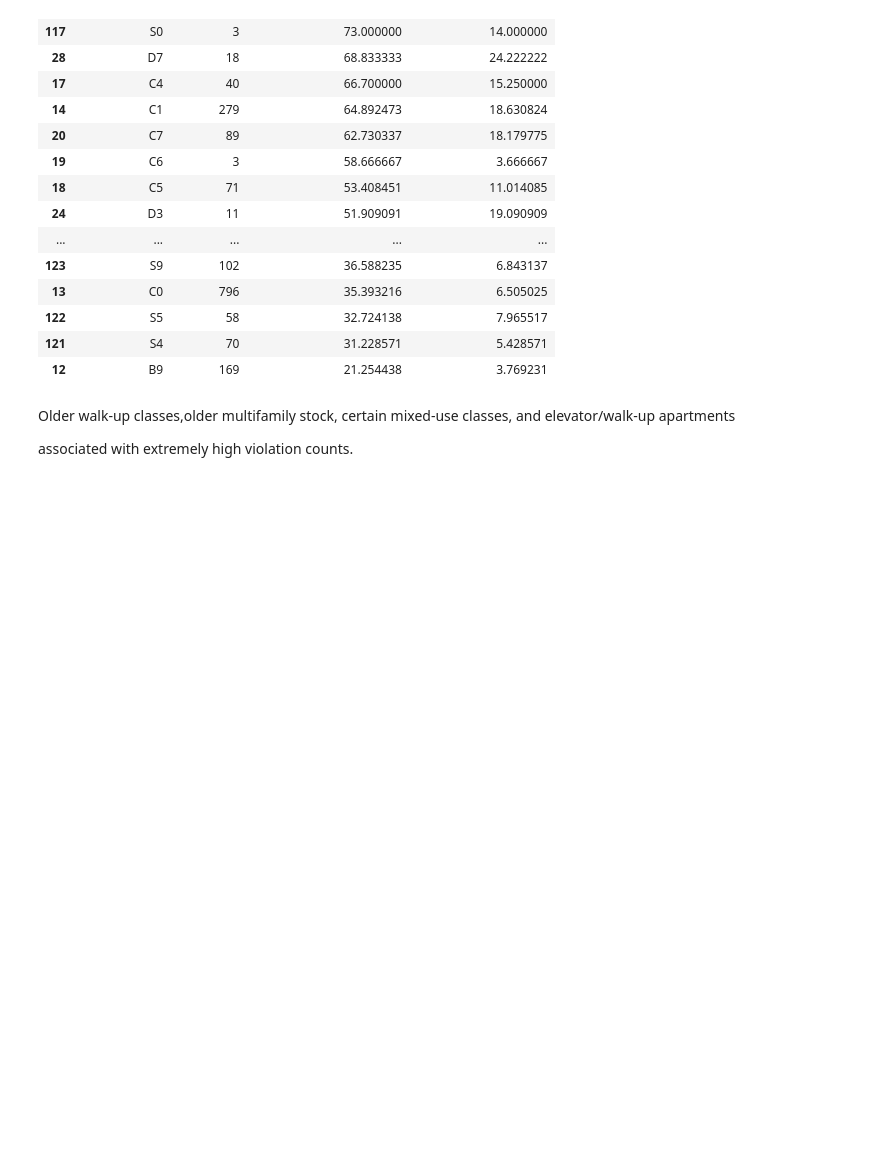
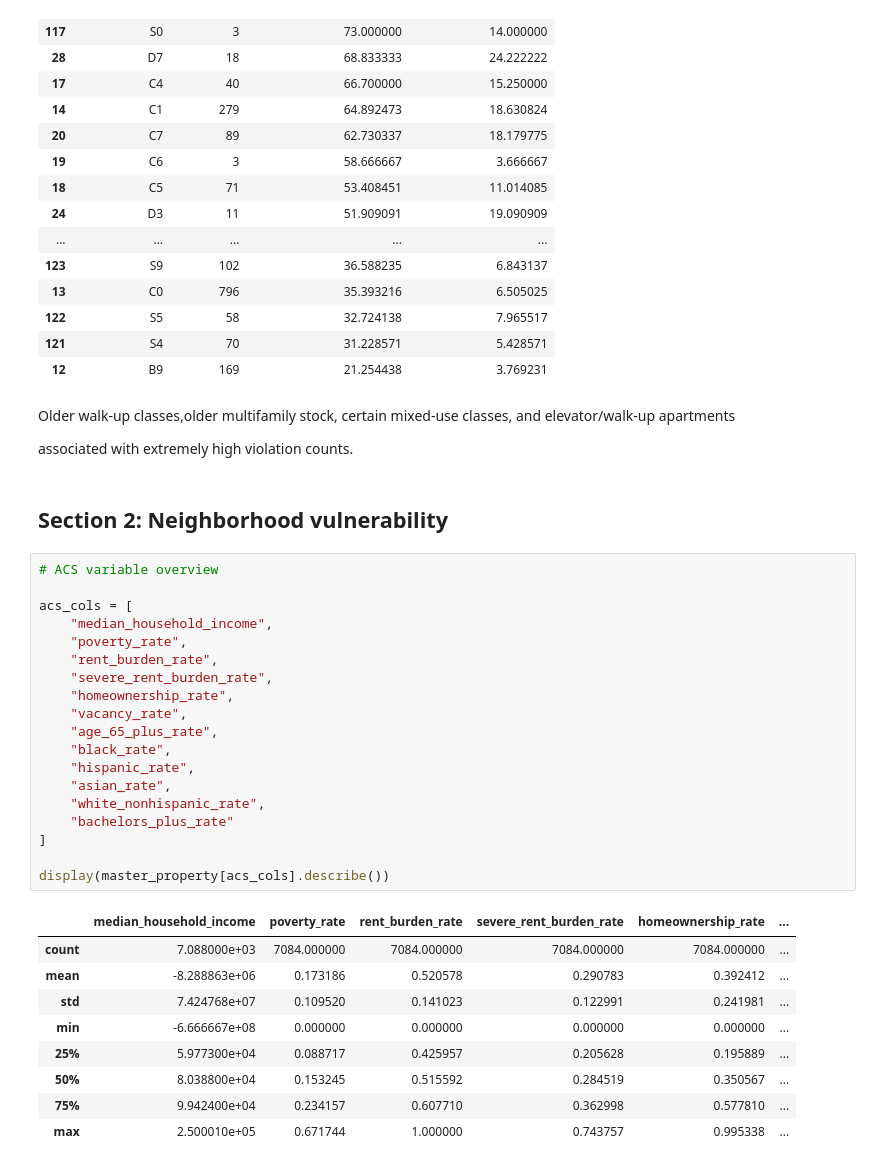
Before and after one commit to existentialblarn/tax-enforcement, a Jupyter notebook: data-analysis/exploratory_analysis.ipynb, the cells around one changed output. Cells and saved outputs as stored; diff of their text form; blank space fills up the shorter version.

```diff
--- a/data-analysis/exploratory_analysis.ipynb
+++ b/data-analysis/exploratory_analysis.ipynb
@@ -286,3 +288,34 @@ certain mixed-use classes,
 and elevator/walk-up apartments
 
 associated with extremely high violation counts.
+# %% [markdown]
+## Section 2: Neighborhood vulnerability
+# %%
+# ACS variable overview
+
+acs_cols = [
+    "median_household_income",
+    "poverty_rate",
+    "rent_burden_rate",
+    "severe_rent_burden_rate",
+    "homeownership_rate",
+    "vacancy_rate",
+    "age_65_plus_rate",
+    "black_rate",
+    "hispanic_rate",
+    "asian_rate",
+    "white_nonhispanic_rate",
+    "bachelors_plus_rate"
+]
+
+display(master_property[acs_cols].describe())
+# %% [output]
+|  | median_household_income | poverty_rate | rent_burden_rate | severe_rent_burden_rate | homeownership_rate | ... |
+| count | 7.088000e+03 | 7084.000000 | 7084.000000 | 7084.000000 | 7084.000000 | ... |
+| mean | -8.288863e+06 | 0.173186 | 0.520578 | 0.290783 | 0.392412 | ... |
+| std | 7.424768e+07 | 0.109520 | 0.141023 | 0.122991 | 0.241981 | ... |
+| min | -6.666667e+08 | 0.000000 | 0.000000 | 0.000000 | 0.000000 | ... |
+| 25% | 5.977300e+04 | 0.088717 | 0.425957 | 0.205628 | 0.195889 | ... |
+| 50% | 8.038800e+04 | 0.153245 | 0.515592 | 0.284519 | 0.350567 | ... |
+| 75% | 9.942400e+04 | 0.234157 | 0.607710 | 0.362998 | 0.577810 | ... |
+| max | 2.500010e+05 | 0.671744 | 1.000000 | 0.743757 | 0.995338 | ... |
```
Also changed, not shown: parts of 8 cells of this notebook, 1 other file.
